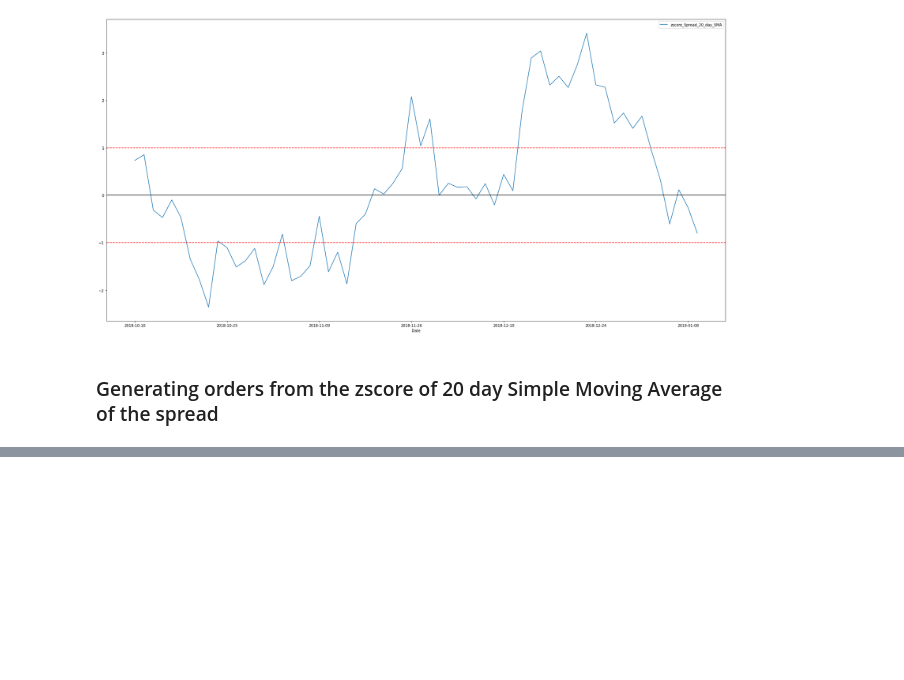
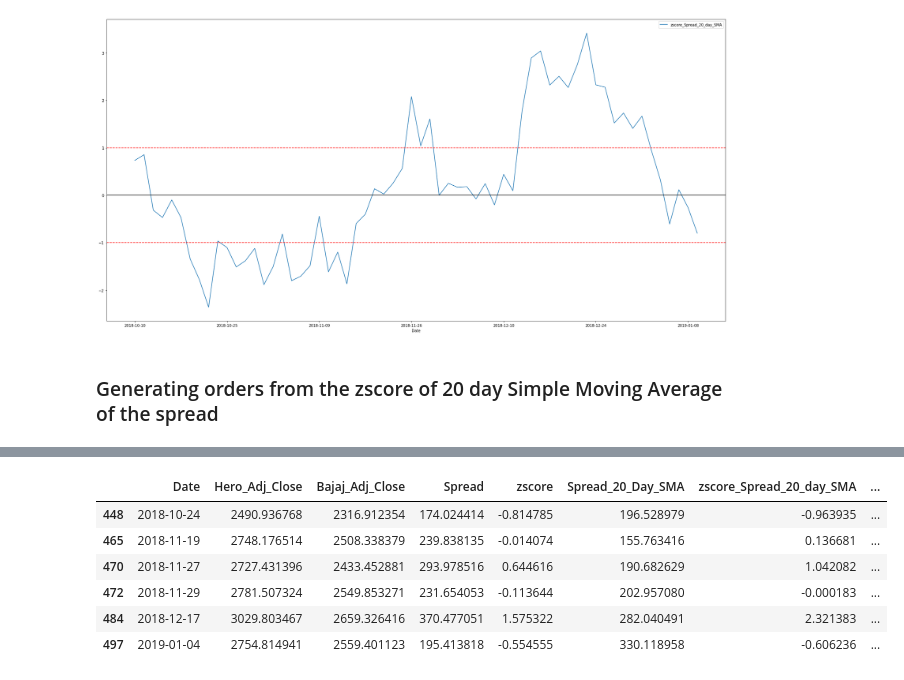
Before and after one commit to Varun487/DataAnalytics_PairTradingModels, a Jupyter notebook: Preprocess/Pair1/Pair1_Bajaj-Auto_Hero_Motoco.ipynb, the cells around one changed output, grey strips where cells are left out. Cells and saved outputs as stored; diff of their text form; code cells hidden in the pictures; blank space fills up the shorter version.

Commit message:
Preprocessing of Pair 1 Completed

```diff
--- a/Preprocess/Pair1_Bajaj-Auto_Hero_Motoco.ipynb
+++ b/Preprocess/Pair1/Pair1_Bajaj-Auto_Hero_Motoco.ipynb
@@ -9,7 +9,7 @@ from statsmodels.tsa.stattools import coint
 # %% [markdown]
 # Pair 1 - Bajaj Auto and Hero Motoco
 # %%
-bajaj_df = pd.read_csv("../Storage/Companies_with_names_exchange/BAJAJ-AUTONSE.csv", index_col=[0])
+bajaj_df = pd.read_csv("../../Storage/Companies_with_names_exchange/BAJAJ-AUTONSE.csv", index_col=[0])
 # %%
 # Daily stock prices of Bajaj-Auto company
 bajaj_df.head()
@@ -34,7 +34,7 @@ bajaj_df.describe()
 | 75% | 3058.000000 | 2995.400024 | 3029.000000 | 3027.287476 | 4.704418e+05 | 2825.654358 |
 | max | 3468.350098 | 3341.100098 | 3419.000000 | 3412.949951 | 4.976986e+06 | 3130.413818 |
 # %%
-hero_df = pd.read_csv("../Storage/Companies_with_names_exchange/HEROMOTOCONSE.csv", index_col=[0])
+hero_df = pd.read_csv("../../Storage/Companies_with_names_exchange/HEROMOTOCONSE.csv", index_col=[0])
 # %%
 hero_df.head()
 # %% [output]
@@ -281,0 +302,3 @@ pair1_df
+# %%
+pair1_df["Orders"] = generate_orders(pair1_df["zscore_Spread_20_day_SMA"])
+pair1_df.head()
@@ -281,0 +317,11 @@ pair1_df
+# %%
+pair1_df_orders = pair1_df[pair1_df["Orders"] != "FLAT"]
+pair1_df_orders
+# %% [output]
+|  | Date | Hero_Adj_Close | Bajaj_Adj_Close | Spread | zscore | Spread_20_Day_SMA | zscore_Spread_20_day_SMA | ... |
+| 448 | 2018-10-24 | 2490.936768 | 2316.912354 | 174.024414 | -0.814785 | 196.528979 | -0.963935 | ... |
+| 465 | 2018-11-19 | 2748.176514 | 2508.338379 | 239.838135 | -0.014074 | 155.763416 | 0.136681 | ... |
+| 470 | 2018-11-27 | 2727.431396 | 2433.452881 | 293.978516 | 0.644616 | 190.682629 | 1.042082 | ... |
+| 472 | 2018-11-29 | 2781.507324 | 2549.853271 | 231.654053 | -0.113644 | 202.957080 | -0.000183 | ... |
+| 484 | 2018-12-17 | 3029.803467 | 2659.326416 | 370.477051 | 1.575322 | 282.040491 | 2.321383 | ... |
+| 497 | 2019-01-04 | 2754.814941 | 2559.401123 | 195.413818 | -0.554555 | 330.118958 | -0.606236 | ... |
```
Also changed, not shown: parts of 5 cells of this notebook, 4 other files.
